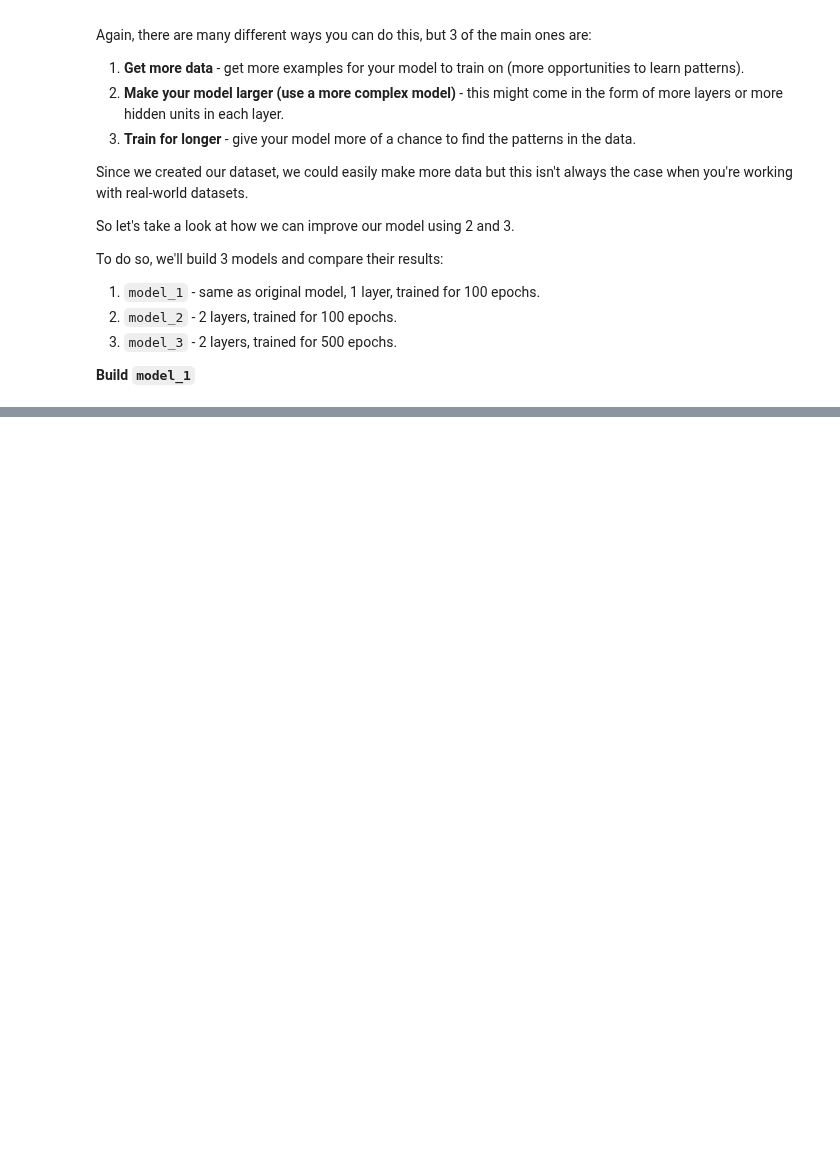
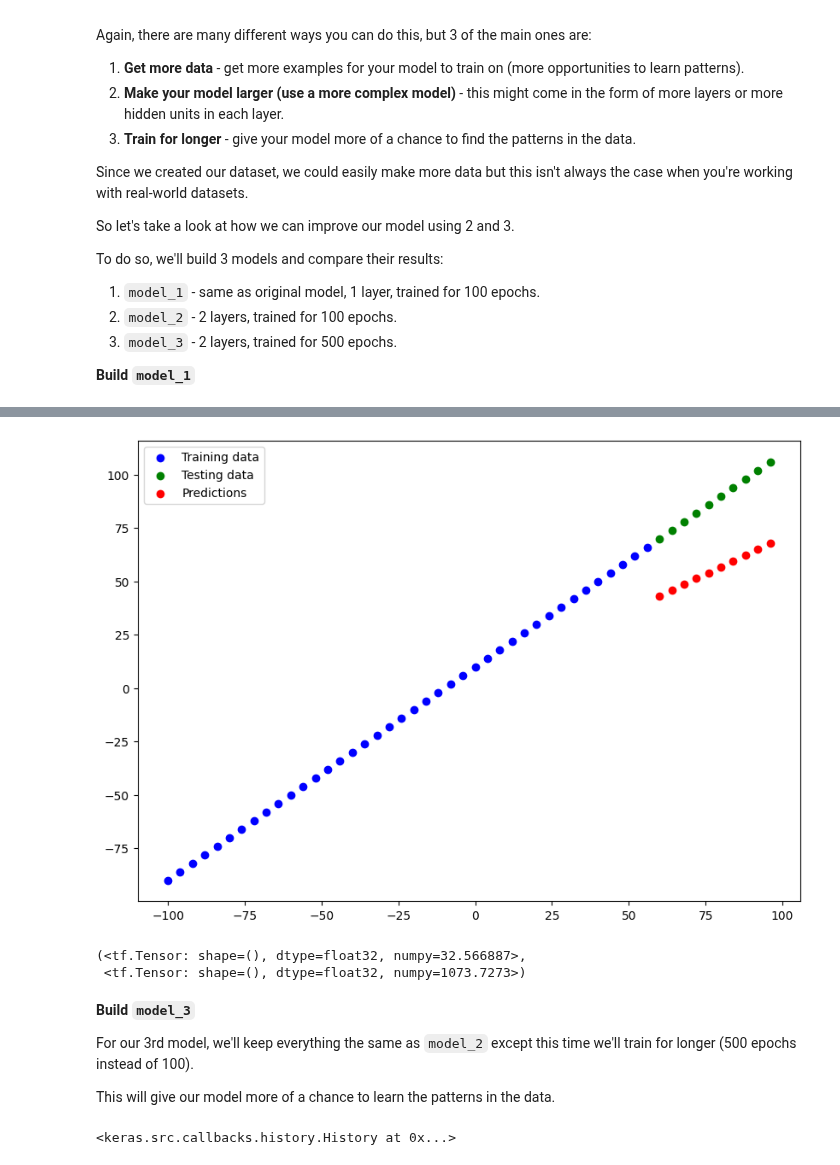
Before and after one commit to seanjiangsh/ztm-tensorflow, a Jupyter notebook: 01_neural_network_regression_in_tensorflow.ipynb, the cells around one changed output, grey strips where cells are left out. Cells and saved outputs as stored; diff of their text form; code cells hidden in the pictures; blank space fills up the shorter version.

Commit message:
Setting up TensorFlow modelling experiments part 2 (increasing complexity)

```diff
--- a/01_neural_network_regression_in_tensorflow.ipynb
+++ b/01_neural_network_regression_in_tensorflow.ipynb
@@ -787,0 +773,17 @@ mae_1, mse_1
+# %%
+# Set random seed
+tf.random.set_seed(42)
+
+# 1. Create the model
+model_2 = tf.keras.Sequential([
+  tf.keras.layers.Dense(10),
+  tf.keras.layers.Dense(1)
+])
+
+# 2. Compile the model
+model_2.compile(loss=tf.keras.losses.mae,
+                optimizer=tf.keras.optimizers.SGD(),
+                metrics=["mse"])
+
+# 3. Fit the model
+model_2.fit(tf.expand_dims(X_train, axis=-1), y_train, epochs=100)
@@ -787,0 +809,5 @@ mae_1, mse_1
+# %%
+# Make predictions and plot them
+y_preds_2 = model_2.predict(tf.expand_dims(X_test, axis=-1))
+plot_predictions(predictions=y_preds_2)
+# %% [output]
@@ -787,0 +815,35 @@ mae_1, mse_1
+[figure, added]
+# %%
+# Calculate model_2 evaluation metrics
+mae_2 = calc_mae(y_test, y_preds_2)
+mse_2 = calc_mse(y_test, y_preds_2)
+
+mae_2, mse_2
+# %% [output]
+(<tf.Tensor: shape=(), dtype=float32, numpy=32.566887>,
+ <tf.Tensor: shape=(), dtype=float32, numpy=1073.7273>)
+# %% [markdown]
+**Build `model_3`**
+
+For our 3rd model, we'll keep everything the same as `model_2` except this time we'll train for longer (500 epochs instead of 100).
+
+This will give our model more of a chance to learn the patterns in the data.
+# %%
+# Set random seed
+tf.random.set_seed(42)
+
+# Replicate model_2
+model_3 = tf.keras.Sequential([
+  tf.keras.layers.Dense(1),
+  tf.keras.layers.Dense(1)
+])
+
+# Compile the model
+model_3.compile(loss=tf.keras.losses.mae,
+                optimizer=tf.keras.optimizers.SGD(),
+                metrics=['mae'])
+
+# Fit the model (this time for 500 epochs, not 100)
+model_3.fit(tf.expand_dims(X_train, axis=-1), y_train, epochs=500, verbose=0) # set verbose to 0 for less output
+# %% [output]
+<keras.src.callbacks.history.History at 0x...>
```
Also changed, not shown: parts of 26 cells of this notebook.
